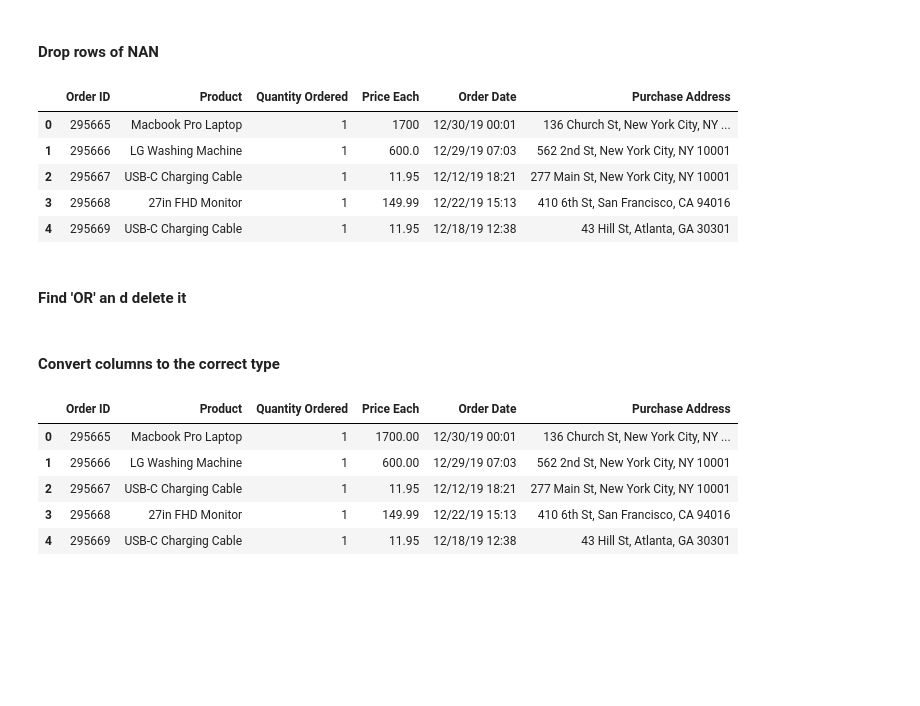
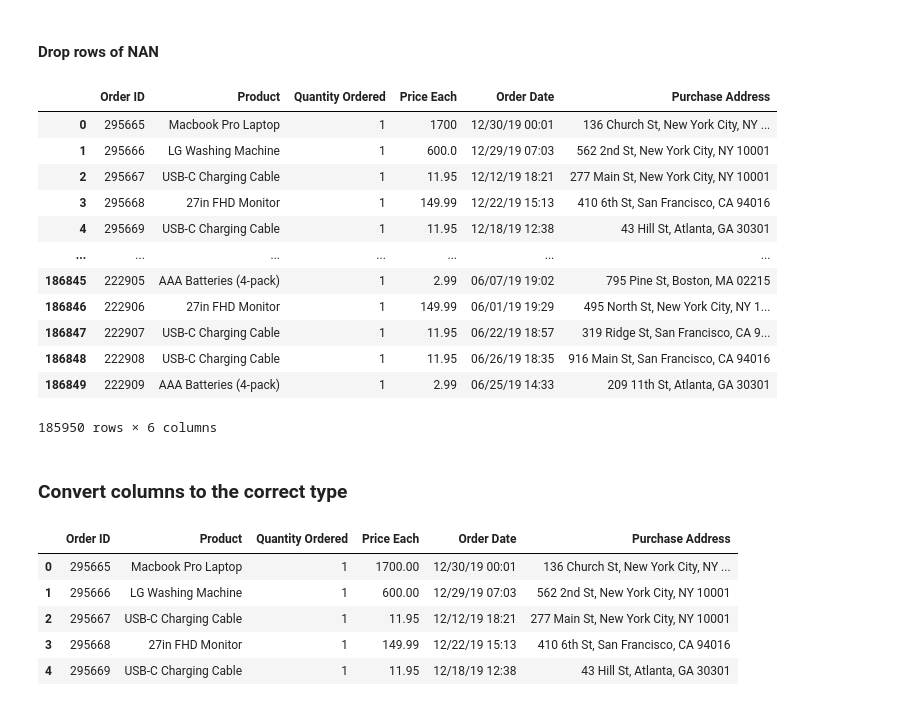
Before and after one commit to dangbichtrinh/Python-portfolio-project, a Jupyter notebook: Python-portfolio-project.ipynb, the cells around one changed output. Drawn from its saved outputs; the diff is of its cells as text; code cells hidden in the pictures; blank space fills up the shorter version.

```diff
--- a/Python-portfolio-project.ipynb
+++ b/Python-portfolio-project.ipynb
@@ -40,17 +98,25 @@ all_data.head()
 # %% [markdown]
 #### Drop rows of NAN
 # %%
+# NAN values
 nan_df = all_data[all_data.isna().any(axis=1)]
 nan_df.head()
-
+# Drop the rows of NAN data
 all_data = all_data.dropna(how='all')
-all_data.head()
+# Clean Future Warnings 'OR'
+all_data = all_data[all_data['Order Date'].str[0:2] !='Or']
+all_data
 # %% [output]
 |  | Order ID | Product | Quantity Ordered | Price Each | Order Date | Purchase Address |
 | 0 | 295665 | Macbook Pro Laptop | 1 | 1700 | 12/30/19 00:01 | 136 Church St, New York City, NY ... |
 | 1 | 295666 | LG Washing Machine | 1 | 600.0 | 12/29/19 07:03 | 562 2nd St, New York City, NY 10001 |
 | 2 | 295667 | USB-C Charging Cable | 1 | 11.95 | 12/12/19 18:21 | 277 Main St, New York City, NY 10001 |
 | 3 | 295668 | 27in FHD Monitor | 1 | 149.99 | 12/22/19 15:13 | 410 6th St, San Francisco, CA 94016 |
 | 4 | 295669 | USB-C Charging Cable | 1 | 11.95 | 12/18/19 12:38 | 43 Hill St, Atlanta, GA 30301 |
+| ... | ... | ... | ... | ... | ... | ... |
+| 186845 | 222905 | AAA Batteries (4-pack) | 1 | 2.99 | 06/07/19 19:02 | 795 Pine St, Boston, MA 02215 |
+| 186846 | 222906 | 27in FHD Monitor | 1 | 149.99 | 06/01/19 19:29 | 495 North St, New York City, NY 1... |
+| 186847 | 222907 | USB-C Charging Cable | 1 | 11.95 | 06/22/19 18:57 | 319 Ridge St, San Francisco, CA 9... |
+| 186848 | 222908 | USB-C Charging Cable | 1 | 11.95 | 06/26/19 18:35 | 916 Main St, San Francisco, CA 94016 |
+| 186849 | 222909 | AAA Batteries (4-pack) | 1 | 2.99 | 06/25/19 14:33 | 209 11th St, Atlanta, GA 30301 |
+185950 rows × 6 columns
-# %% [markdown]
-#### Find 'OR' an d delete it
@@ -59,5 +123,5 @@ all_data = all_data[all_data['Order Date'].str[0:2] != 'Or']
 # %% [markdown]
-#### Convert columns to the correct type
+### Convert columns to the correct type
 # %%
 all_data['Quantity Ordered'] = pd.to_numeric(all_data['Quantity Ordered'])# Make int
 all_data['Price Each'] = pd.to_numeric(all_data['Price Each']) # Make float
```
Also changed, not shown: parts of 25 cells of this notebook, 2 other files.
